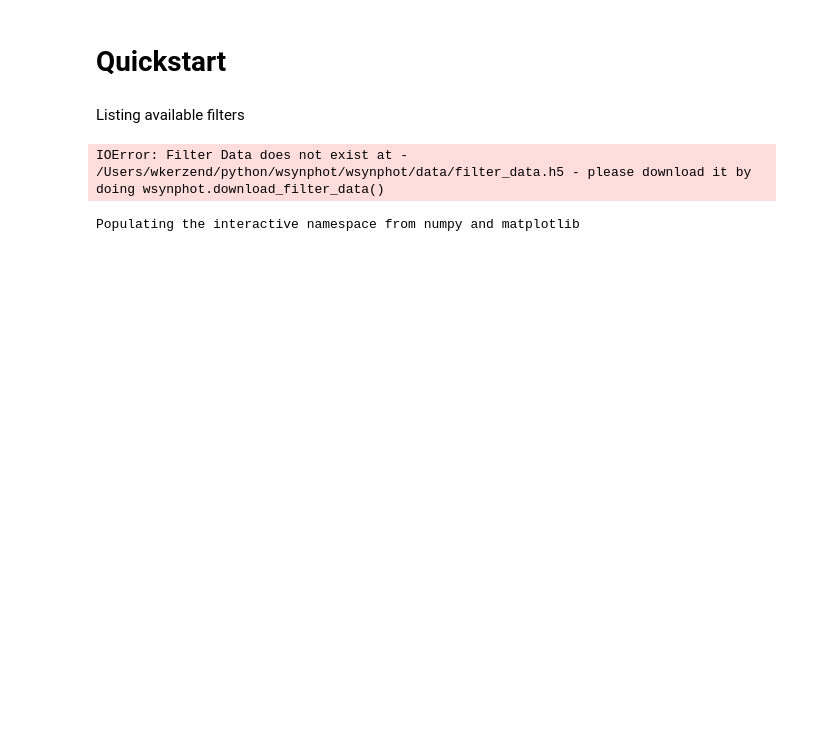
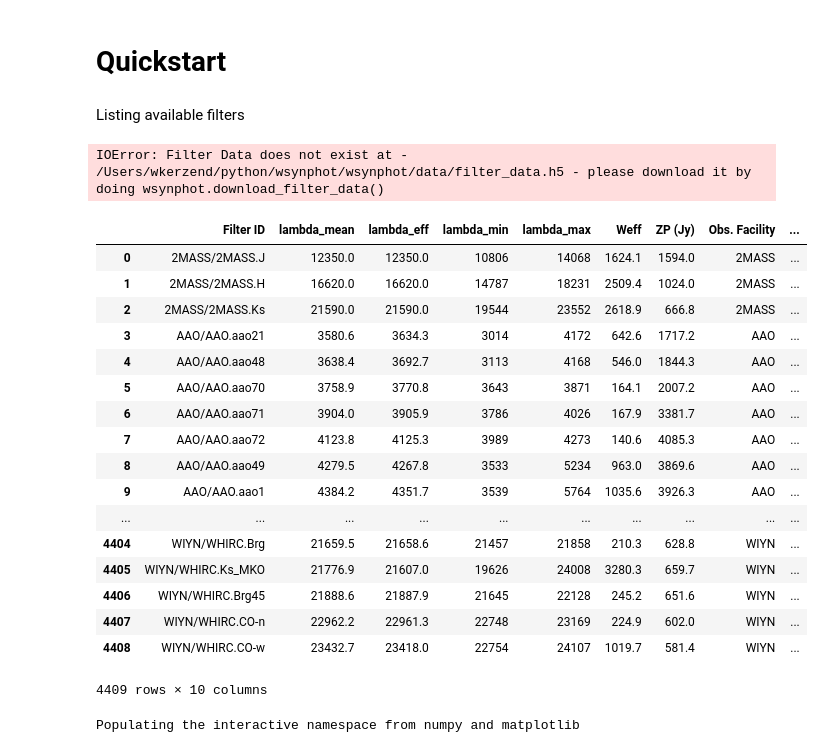
Before and after one commit to starkit/wsynphot, a Jupyter notebook: docs/quickstart.ipynb, the cells around one changed output. Cells and saved outputs as stored; diff of their text form; code cells hidden in the pictures; blank space fills up the shorter version.

```diff
--- a/docs/quickstart.ipynb
+++ b/docs/quickstart.ipynb
@@ -10,6 +10,29 @@ filter = wsynphot.FilterCurve.load_filter('Keck/NIRC2/Kp')
 IOError: Filter Data does not exist at - /Users/wkerzend/python/wsynphot/wsynphot/data/filter_data.h5 - please download it by doing wsynphot.download_filter_data()
 # %%
 wsynphot.download_filter_data()
+# %%
+filter = wsynphot.FilterCurve.load_filter()
+# %%
+filter
+# %% [output]
+|  | Filter ID | lambda_mean | lambda_eff | lambda_min | lambda_max | Weff | ZP (Jy) | Obs. Facility | ... |
+| 0 | 2MASS/2MASS.J | 12350.0 | 12350.0 | 10806 | 14068 | 1624.1 | 1594.0 | 2MASS | ... |
+| 1 | 2MASS/2MASS.H | 16620.0 | 16620.0 | 14787 | 18231 | 2509.4 | 1024.0 | 2MASS | ... |
+| 2 | 2MASS/2MASS.Ks | 21590.0 | 21590.0 | 19544 | 23552 | 2618.9 | 666.8 | 2MASS | ... |
+| 3 | AAO/AAO.aao21 | 3580.6 | 3634.3 | 3014 | 4172 | 642.6 | 1717.2 | AAO | ... |
+| 4 | AAO/AAO.aao48 | 3638.4 | 3692.7 | 3113 | 4168 | 546.0 | 1844.3 | AAO | ... |
+| 5 | AAO/AAO.aao70 | 3758.9 | 3770.8 | 3643 | 3871 | 164.1 | 2007.2 | AAO | ... |
+| 6 | AAO/AAO.aao71 | 3904.0 | 3905.9 | 3786 | 4026 | 167.9 | 3381.7 | AAO | ... |
+| 7 | AAO/AAO.aao72 | 4123.8 | 4125.3 | 3989 | 4273 | 140.6 | 4085.3 | AAO | ... |
+| 8 | AAO/AAO.aao49 | 4279.5 | 4267.8 | 3533 | 5234 | 963.0 | 3869.6 | AAO | ... |
+| 9 | AAO/AAO.aao1 | 4384.2 | 4351.7 | 3539 | 5764 | 1035.6 | 3926.3 | AAO | ... |
+| ... | ... | ... | ... | ... | ... | ... | ... | ... | ... |
+| 4404 | WIYN/WHIRC.Brg | 21659.5 | 21658.6 | 21457 | 21858 | 210.3 | 628.8 | WIYN | ... |
+| 4405 | WIYN/WHIRC.Ks_MKO | 21776.9 | 21607.0 | 19626 | 24008 | 3280.3 | 659.7 | WIYN | ... |
+| 4406 | WIYN/WHIRC.Brg45 | 21888.6 | 21887.9 | 21645 | 22128 | 245.2 | 651.6 | WIYN | ... |
+| 4407 | WIYN/WHIRC.CO-n | 22962.2 | 22961.3 | 22748 | 23169 | 224.9 | 602.0 | WIYN | ... |
+| 4408 | WIYN/WHIRC.CO-w | 23432.7 | 23418.0 | 22754 | 24107 | 1019.7 | 581.4 | WIYN | ... |
+4409 rows × 10 columns
 # %%
 filter = wsynphot.FilterCurve.load_filter('Keck/NIRC2/Kp')
 # %%
```
Also changed, not shown: 1 other file.
